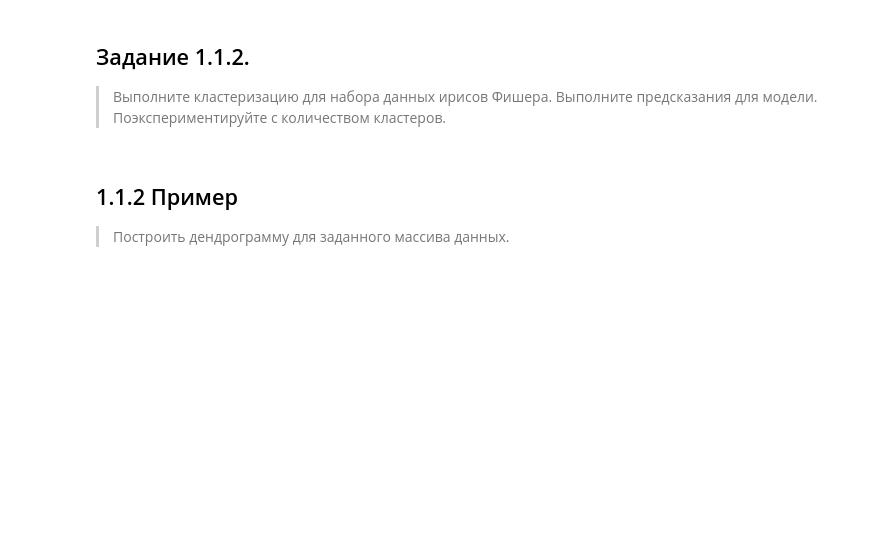
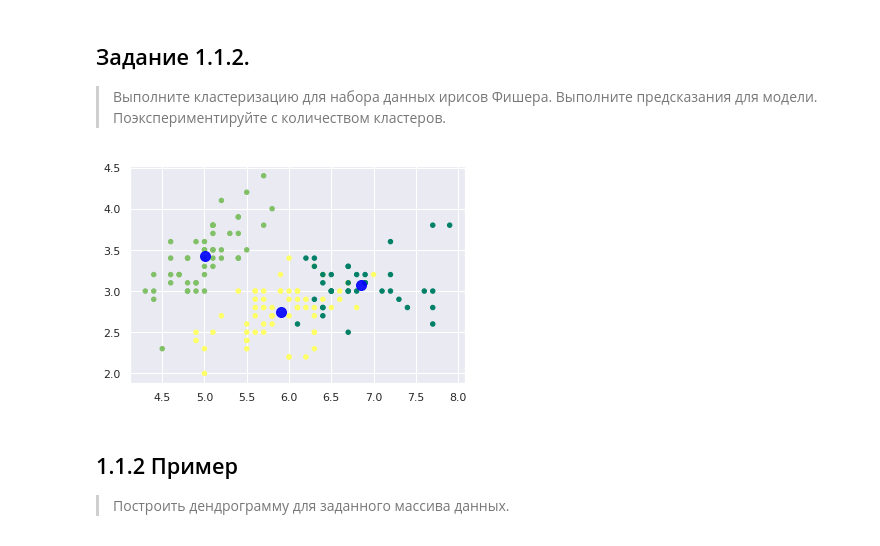
Before and after one commit to AndreyVAAVA/AI_RTU_MIREA, a Jupyter notebook: notebooks/EighthPractice.ipynb, the cells around one changed output. Cells and saved outputs as stored; diff of their text form; code cells hidden in the pictures; blank space fills up the shorter version.

```diff
--- a/notebooks/EighthPractice.ipynb
+++ b/notebooks/EighthPractice.ipynb
@@ -49,6 +72,28 @@ for axi, center in zip(ax.flat, centers):
 # %% [markdown]
 ## Задание 1.1.2.
 >Выполните кластеризацию для набора данных ирисов Фишера. Выполните предсказания для модели. Поэкспериментируйте с количеством кластеров.
+# %%
+import matplotlib.pyplot as plt
+import seaborn as sns; sns.set()
+import numpy as np
+from sklearn.cluster import KMeans
+from sklearn.datasets import make_blobs
+from sklearn.datasets import load_iris
+
+dataframe = load_iris()
+
+X = dataframe.data
+
+kmeans = KMeans(n_clusters = 3)
+kmeans.fit(dataframe.data)
+y_kmeans = kmeans.predict(dataframe.data)
+
+plt.scatter(X[:, 0], X[:, 1], c = y_kmeans, s = 20, cmap='summer')
+centers = kmeans.cluster_centers_
+plt.scatter(centers[:, 0], centers[:, 1], c = 'blue', s = 100, alpha=0.9)
+plt.show()
+# %% [output]
+[figure, added]
 # %% [markdown]
 ## 1.1.2 Пример
 > Построить дендрограмму для заданного массива данных.
```
Also changed, not shown: parts of 2 cells of this notebook, 4 other files.
